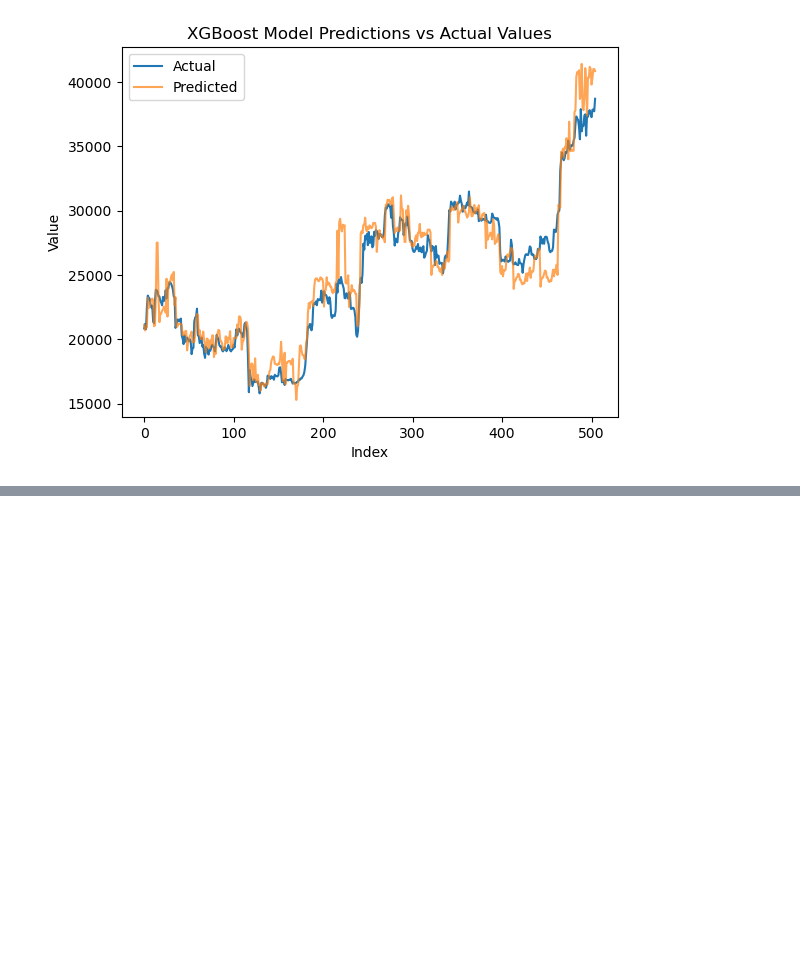
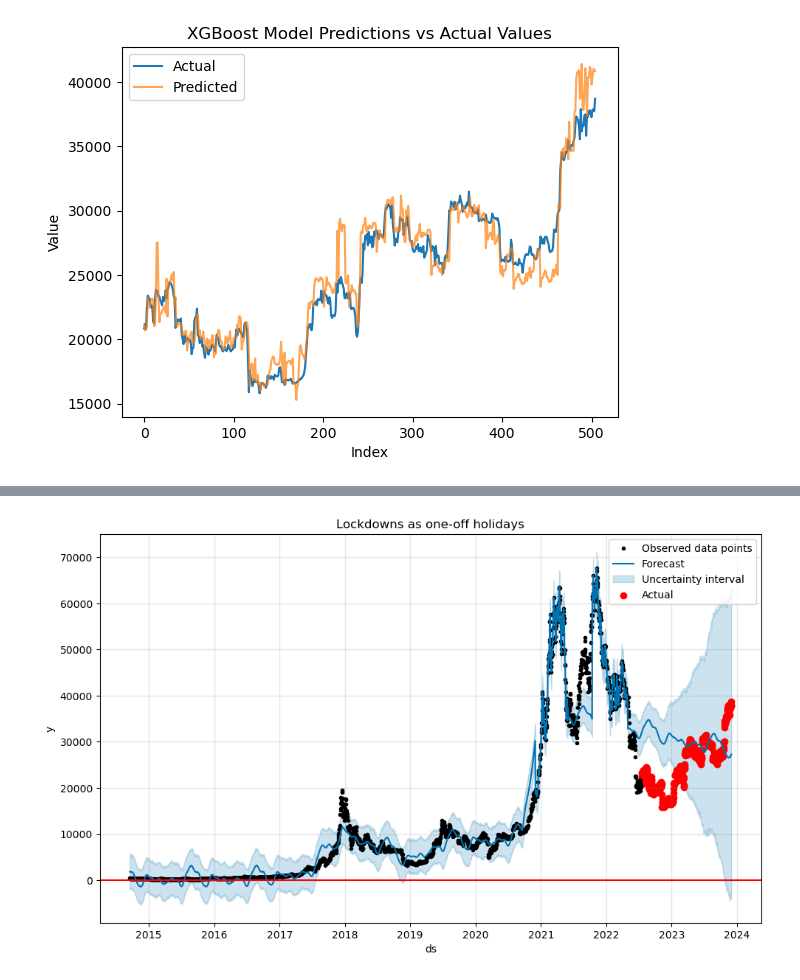
Before and after one commit to Action52/TimeSeriesAnalysis, a Jupyter notebook: Bitcoin-USD_full.ipynb, the cells around one changed output, grey strips where cells are left out. Cells and saved outputs as stored; diff of their text form; code cells hidden in the pictures; blank space fills up the shorter version.

```diff
--- a/Bitcoin-USD_full.ipynb
+++ b/Bitcoin-USD_full.ipynb
@@ -461,0 +393,10 @@ plt.show()
+# %%
+file_path = 'Data/exchange.csv'
+df_exchange = pd.read_csv(file_path)
+
+df_bitcoin = df_exchange[df_exchange['currency'] == 'BTC-USD']
+df_bitcoin = df_bitcoin.reset_index(drop=True)
+df_bitcoin.drop(columns=['currency'], inplace=True)
+p_names = ['ds', 'y']
+df_bitcoin.columns = p_names
+df_bitcoin.head()
@@ -461,0 +410,9 @@ plt.show()
+# %%
+lockdowns = pd.DataFrame([
+    {'holiday': 'covid_1', 'ds': '2020-12-01', 'lower_window': 0, 'ds_upper': '2021-06-01'},
+    {'holiday': 'covid_2', 'ds': '2021-10-15', 'lower_window': 0, 'ds_upper': '2022-05-01'},
+])
+for t_col in ['ds', 'ds_upper']:
+    lockdowns[t_col] = pd.to_datetime(lockdowns[t_col])
+lockdowns['upper_window'] = (lockdowns['ds_upper'] - lockdowns['ds']).dt.days
+lockdowns
@@ -461,0 +423,7 @@ plt.show()
+# %%
+#With train and test split
+train_length = int(len(df_bitcoin) * 0.85)  # 85% for training
+# Split into train and test sets last 15% for test of forecasting
+X_train = df_bitcoin.iloc[:train_length]
+X_test = df_bitcoin.iloc[train_length:]
+X_train.head()
@@ -461,0 +437,5 @@ plt.show()
+# %%
+m2 = Prophet(holidays=lockdowns)
+m2 = m2.fit(X_train)
+future2 = m2.make_future_dataframe(periods=len(X_test))
+forecast2 = m2.predict(future2)
@@ -461,0 +445,11 @@ plt.show()
+# %%
+# Python
+m2.plot(forecast2)
+plt.axhline(y=0, color='red')
+plt.title('Lockdowns as one-off holidays')
+
+plt.scatter(X_test['ds'], X_test['y'], color='red', label='Actual')
+plt.legend()
+plt.show()
+# %% [output]
+[figure, added]
```
Also changed, not shown: parts of 20 cells of this notebook.
